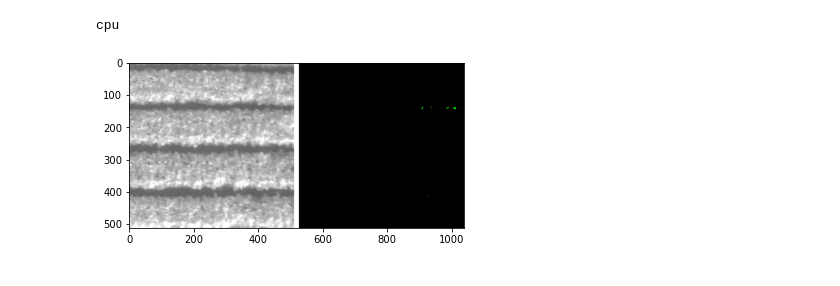
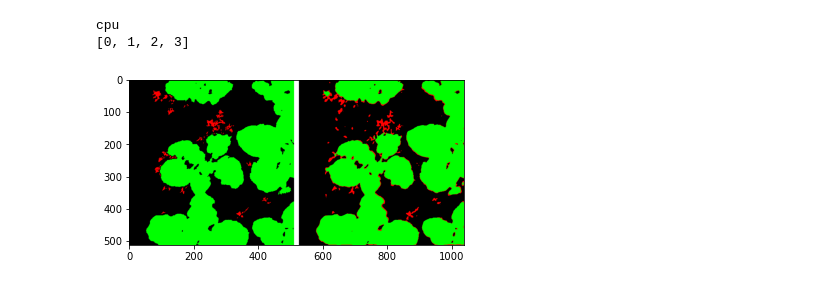
Before and after one commit to daoducanhc/UAV-Agriculture, a Jupyter notebook: example.ipynb, the cells around one changed output. Drawn from its saved outputs; the diff is of its cells as text; code cells hidden in the pictures.

```diff
--- a/example.ipynb
+++ b/example.ipynb
@@ -25,9 +25,10 @@ print(device)
 weed_dataset = dataset.WeedDataset(DATASET_PATH, random_rotate=False)
 
 test_indices = list(range(len(weed_dataset)))
+print(test_indices)
 
 model = ResUNet.ResUNet().to(device)
-path = 'outputs/augmentation_dataset/512/ResUNet.pt'
+path = 'outputs/ResUNet.pt'
 
 classifier = classifier.WeedClassifier(model, device)
 if str(device) == 'cpu':
@@ -36,33 +37,34 @@ else:
     classifier.model.load_state_dict(torch.load(path))
 # %% [output]
 cpu
+[0, 1, 2, 3]
 # %%
-i=3
+i=0
 # %%
 image_index = test_indices[i]
 sample = weed_dataset[image_index]
-output = classifier.predict(sample)
+output, mask, score = classifier.predict(sample)
 
 # print('{}.png  Score: {}'.format(image_index, score))
-nir = sample['nir']
+# mask = sample['mask']
 # nir.show()
 # nir = nir.numpy().transpose(1, 2, 0)
 # print(nir.size)
 output = Image.fromarray((output * 255).astype(np.uint8))
-
+mask = Image.fromarray((mask * 255).astype(np.uint8))
 # rgb = rgb.numpy().transpose(1, 2, 0)
 
 # Image.fromarray(np.hstack((np.array(mask),np.array(output)))).show()
 
 # mask.show()
 # output.show()
 
 line = (np.ones((weed_dataset.size,15,3))*255).astype(np.uint8)
 
-plt.imshow(Image.fromarray(np.hstack((np.array(nir), line, np.array(output)))))
+plt.imshow(Image.fromarray(np.hstack((np.array(mask), line, np.array(output)))))
 
 i += 1
 if i >= len(test_indices):
     i = 0
 # %% [output]
-[figure, old version]
+[figure, new version]
```
Also changed, not shown: 22 other files.
